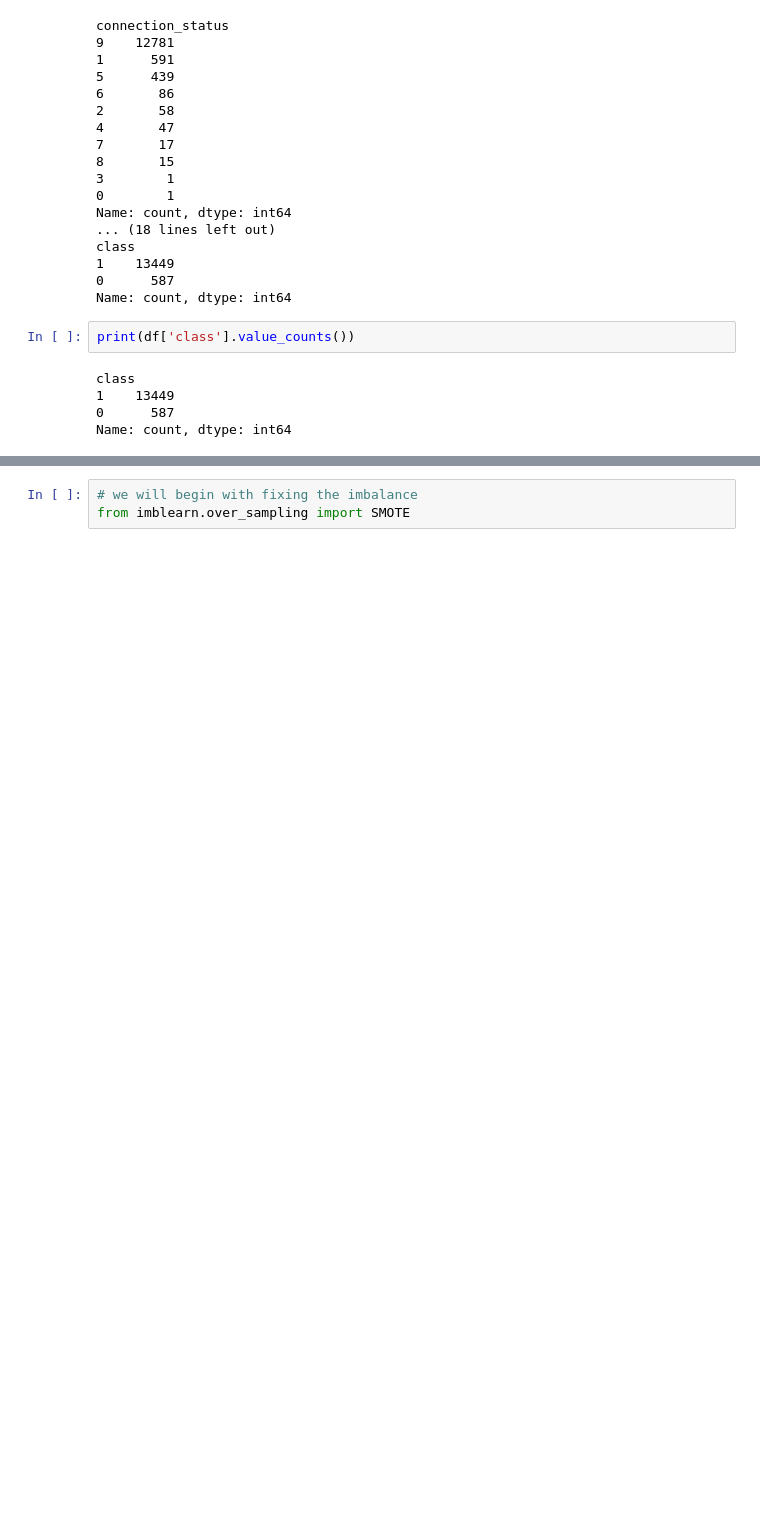
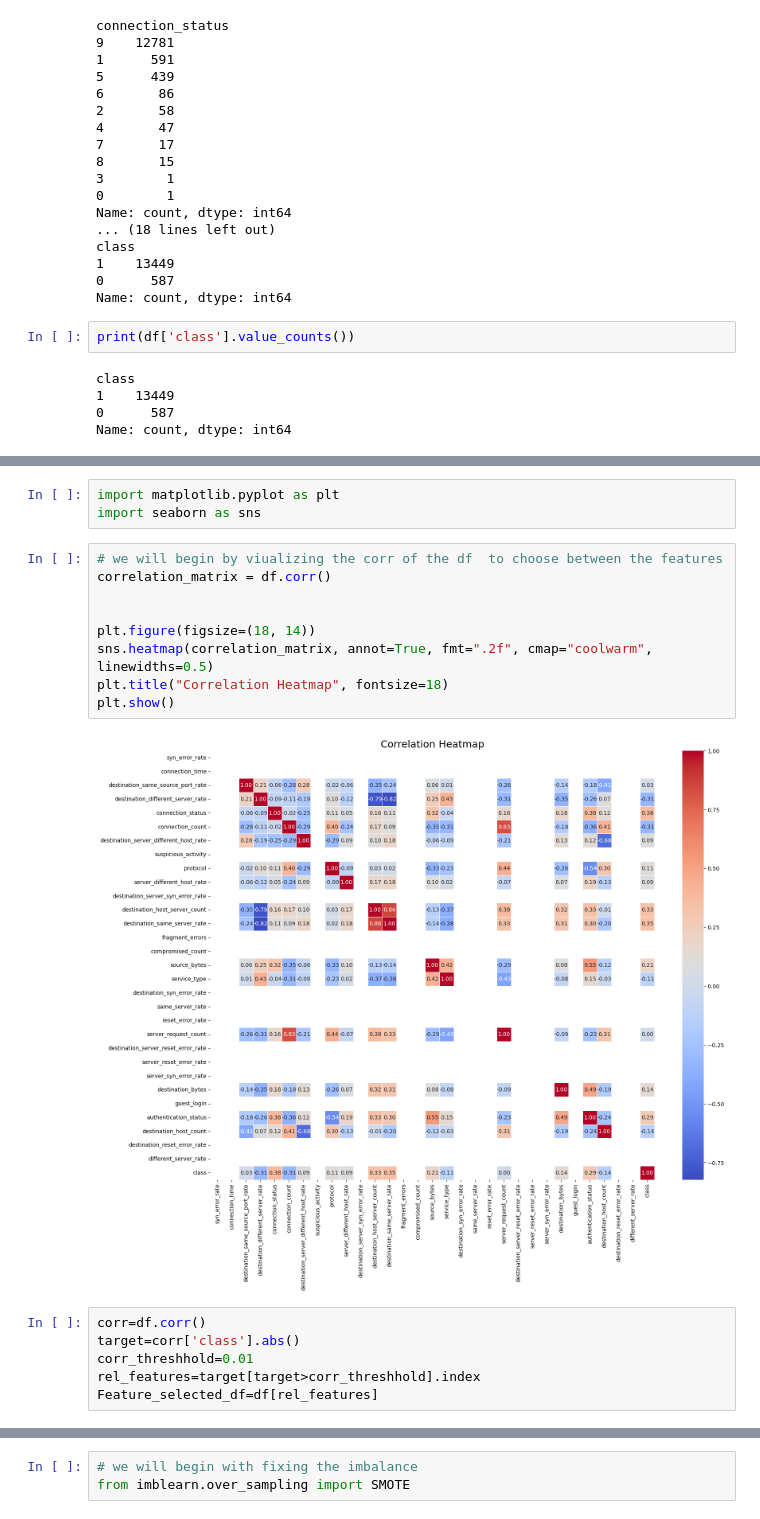
Before and after one commit to OxHazem/Auto_learn-, a Jupyter notebook: src/model&feature.ipynb, the cells around one changed output, grey strips where cells are left out. Saved outputs shown, nothing was run; the diff lists cells and outputs as text; blank space fills up the shorter version.

```diff
--- a/src/model&feature.ipynb
+++ b/src/model&feature.ipynb
@@ -110,0 +131,20 @@ Name: count, dtype: int64
+# %%
+import matplotlib.pyplot as plt
+import seaborn as sns
+# %%
+# we will begin by viualizing the corr of the df  to choose between the features
+correlation_matrix = df.corr()
+
+
+plt.figure(figsize=(18, 14))
+sns.heatmap(correlation_matrix, annot=True, fmt=".2f", cmap="coolwarm", linewidths=0.5)
+plt.title("Correlation Heatmap", fontsize=18)
+plt.show()
+# %% [output]
+[figure, added]
+# %%
+corr=df.corr()
+target=corr['class'].abs()
+corr_threshhold=0.01
+rel_features=target[target>corr_threshhold].index
+Feature_selected_df=df[rel_features]
```
Also changed, not shown: parts of 18 cells of this notebook.
